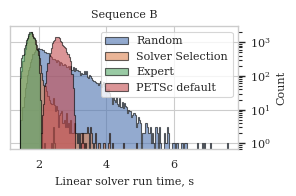
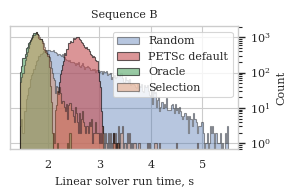
Code edit (unified diff) that turned the first committed figure into the second:
--- before
+++ after
@@ -5,10 +5,11 @@
 
 bins = 200
-bins = np.linspace(min(data_rand), max(data_rand), bins)
+upper_lim = 5.5
+bins = np.linspace(min(data_rand), upper_lim, bins)
 plt.figure(figsize=(3,2))
-plt.hist(data_rand, bins=bins, density=False, alpha=0.6, edgecolor="black", label='Random', histtype='stepfilled')
-plt.hist(data, bins=bins, density=False, alpha=0.6, edgecolor="black", label='Solver Selection', histtype='stepfilled')
-plt.hist(data_expert, bins=bins, density=False, alpha=0.6, edgecolor="black", label='Expert', histtype='stepfilled')
-plt.hist(data_petsc_default, bins=bins, density=False, alpha=0.6, edgecolor="black", label='PETSc default', histtype='stepfilled')
+plt.hist(data_rand, bins=bins, density=False, alpha=0.4, edgecolor="black", label='Random', histtype='stepfilled', color='C0')
+plt.hist(data_petsc_default, bins=bins, density=False, alpha=0.6, edgecolor="black", label='PETSc default', histtype='stepfilled', color='C3')
+plt.hist(data_expert, bins=bins, density=False, alpha=0.6, edgecolor="black", label='Oracle', histtype='stepfilled', color='C2')
+plt.hist(data, bins=bins, density=False, alpha=0.4, edgecolor="black", label='Selection', histtype='stepfilled', color='C1')
 
 
@@ -22,3 +23,3 @@
 plt.title('Sequence B')
 plt.tight_layout()
-# plt.savefig('figures/thm_runtime_histogram.png', dpi=600)
+plt.savefig('figures/thm_runtime_histogram.png', dpi=600)

Commit: Changes in the notebooks